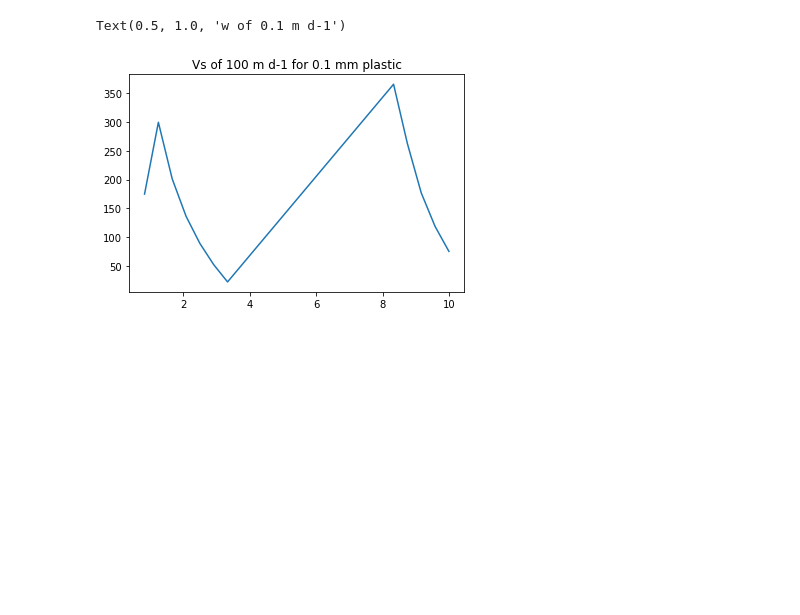
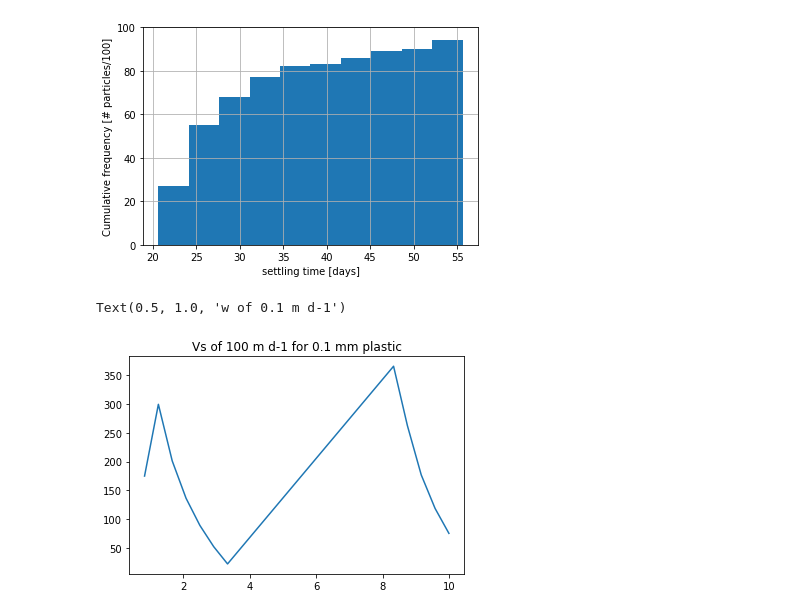
Before and after one commit to dlobelle/TOPIOS, a Jupyter notebook: scripts/plots_before_post-process.ipynb, the cells around one changed output. Cells and saved outputs as stored; diff of their text form; code cells hidden in the pictures; blank space fills up the shorter version.

```diff
--- a/scripts/plots_before_post-process.ipynb
+++ b/scripts/plots_before_post-process.ipynb
@@ -56,3 +94,12 @@ ax.invert_zaxis()
+# %%
+chist = pd.Series(t_set)
+chist.hist(cumulative=True) #, density=1, bins=100)
+plt.xlabel('settling time [days]')
+plt.ylabel('Cumulative frequency [# particles/100]')
+plt.ylim(0,100)
+plt.show()
+# %% [output]
+[figure, added]
 # %%
 #To compare orders of magnitude of 'vs': plastic's settling velocity against 'w': seawater's vertical velocity (results: 'vs' is 3 orders of mag stronger than 'w' for 0.1 mm plastic with vs of 100 m d-1)
 data = Dataset(dirwrite +'Kooi+NEMO_1DwithWadv_rho920_r1e-04_10days_10dtsecs_10hrsoutdt.nc')
```
Also changed, not shown: parts of 4 cells of this notebook, 5 other files.
